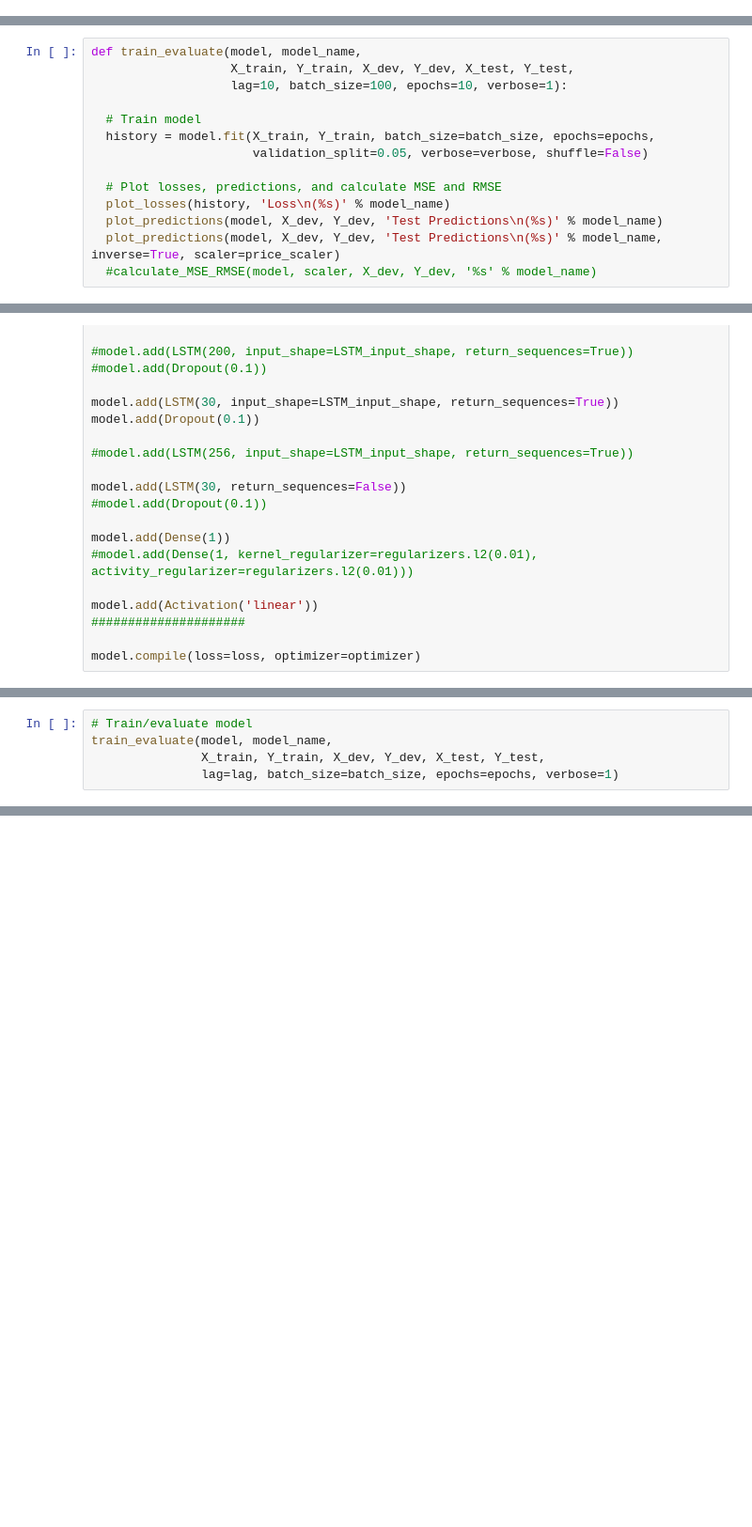
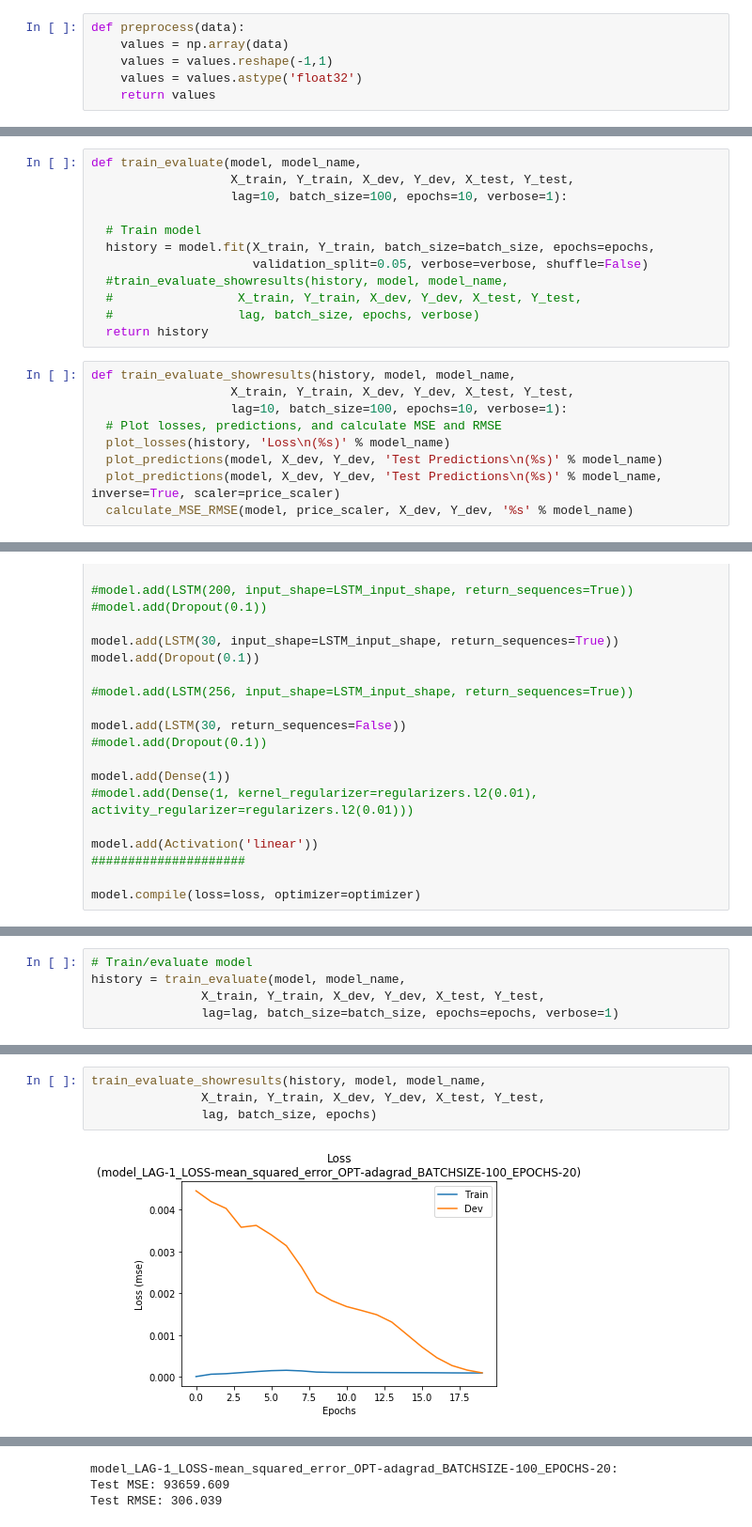
Before and after one commit to gkovacs/cs230-cryptocurrency-trading-lstm, a Jupyter notebook: cboe_baseline_priceonly.ipynb, the cells around one changed output, grey strips where cells are left out. Shown at 94% size. Cells and saved outputs as stored; diff of their text form; blank space fills up the shorter version.

Commit message:
baseline model

```diff
--- a/cboe_baseline_priceonly.ipynb
+++ b/cboe_baseline_priceonly.ipynb
@@ -327,6 +327,12 @@ def show_summary_statistics():
   mse(test_set, 'test')
 
 #show_summary_statistics()
+# %%
+def preprocess(data):
+    values = np.array(data)
+    values = values.reshape(-1,1)
+    values = values.astype('float32')
+    return values
 # %%
 def plot_losses(model_history, title):
   plt.figure()
@@ -368,20 +374,27 @@ def calculate_MSE_RMSE(model, scaler, X_test, Y_test, model_name):
   print('Test MSE: %.3f' % mse)
   print('Test RMSE: %.3f' % rmse)
   print()
+# %%
+def train_evaluate(model, model_name,
+                   X_train, Y_train, X_dev, Y_dev, X_test, Y_test,
+                   lag=10, batch_size=100, epochs=10, verbose=1):
+
+  # Train model
+  history = model.fit(X_train, Y_train, batch_size=batch_size, epochs=epochs,
+                      validation_split=0.05, verbose=verbose, shuffle=False)
+  #train_evaluate_showresults(history, model, model_name,
+  #                 X_train, Y_train, X_dev, Y_dev, X_test, Y_test,
+  #                 lag, batch_size, epochs, verbose)
+  return history
 # %%
-def train_evaluate(model, model_name,
+def train_evaluate_showresults(history, model, model_name,
                    X_train, Y_train, X_dev, Y_dev, X_test, Y_test,
                    lag=10, batch_size=100, epochs=10, verbose=1):
-
-  # Train model
-  history = model.fit(X_train, Y_train, batch_size=batch_size, epochs=epochs,
-                      validation_split=0.05, verbose=verbose, shuffle=False)
-
   # Plot losses, predictions, and calculate MSE and RMSE
   plot_losses(history, 'Loss\n(%s)' % model_name)
   plot_predictions(model, X_dev, Y_dev, 'Test Predictions\n(%s)' % model_name)
   plot_predictions(model, X_dev, Y_dev, 'Test Predictions\n(%s)' % model_name, inverse=True, scaler=price_scaler)
-  #calculate_MSE_RMSE(model, scaler, X_dev, Y_dev, '%s' % model_name)
+  calculate_MSE_RMSE(model, price_scaler, X_dev, Y_dev, '%s' % model_name)
 # %%
 def evaluate_test(model, model_name,
                    X_train, Y_train, X_dev, Y_dev, X_test, Y_test,
@@ -464,6 +477,6 @@ print(X_train)
 # %%
 # Train/evaluate model
-train_evaluate(model, model_name,
+history = train_evaluate(model, model_name,
                X_train, Y_train, X_dev, Y_dev, X_test, Y_test,
                lag=lag, batch_size=batch_size, epochs=epochs, verbose=1)
 # %% [output]
@@ -489,0 +500,6 @@ NameError: name 'preprocess' is not defined
+# %%
+train_evaluate_showresults(history, model, model_name,
+               X_train, Y_train, X_dev, Y_dev, X_test, Y_test,
+               lag, batch_size, epochs)
+# %% [output]
+[figure, added]
@@ -490,3 +508,6 @@ NameError: name 'preprocess' is not defined
+model_LAG-1_LOSS-mean_squared_error_OPT-adagrad_BATCHSIZE-100_EPOCHS-20:
+Test MSE: 93659.609
+Test RMSE: 306.039
 # %%
 # Train/evaluate model
 evaluate_test(model, model_name,
```
Also changed, not shown: parts of 20 cells of this notebook.
